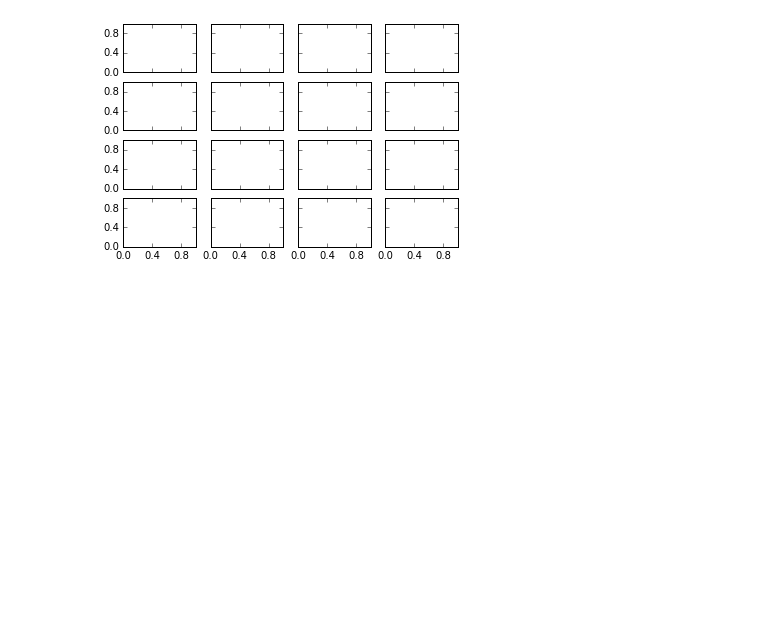
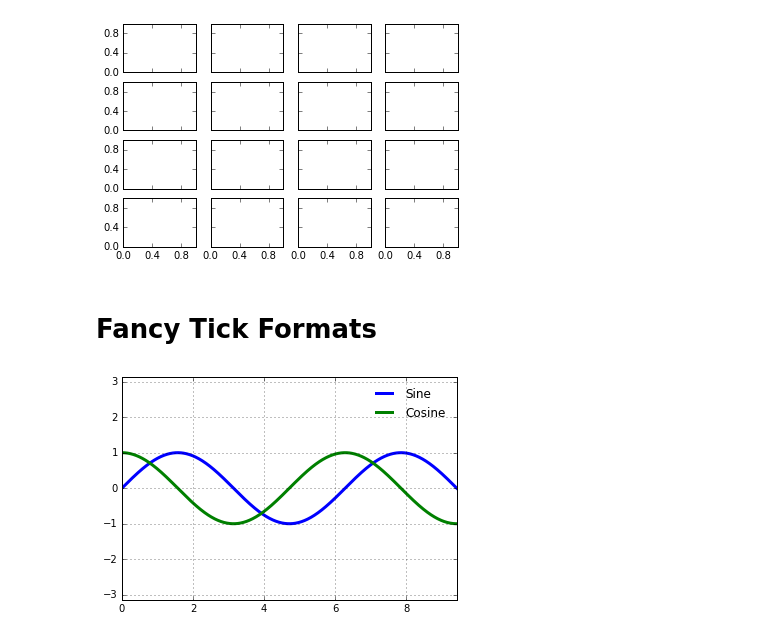
Before and after one commit to gmendozah/ucb-intro-data-science, a Jupyter notebook: Intro to Data Science/4.10 Customizing Ticks.ipynb, the cells around one changed output. Drawn from its saved outputs; the diff is of its cells as text; code cells hidden in the pictures; blank space fills up the shorter version.

Commit message:
feat: Fancy Tick Formats

```diff
--- a/Intro to Data Science/4.10 Customizing Ticks.ipynb
+++ b/Intro to Data Science/4.10 Customizing Ticks.ipynb
@@ -62,3 +62,19 @@ for axi in ax.flat:
 fig
 # %% [output]
 [figure]
+# %% [markdown]
+# Fancy Tick Formats
+# %%
+# Plot a sine and cosine curve
+fig, ax = plt.subplots()
+x = np.linspace(0, 3 * np.pi, 1000)
+ax.plot(x, np.sin(x), lw=3, label='Sine')
+ax.plot(x, np.cos(x), lw=3, label='Cosine')
+
+# Set up grid, legend, and limits
+ax.grid(True)
+ax.legend(frameon=False)
+ax.axis('equal')
+ax.set_xlim(0, 3 * np.pi);
+# %% [output]
+[figure, added]
```
Also changed, not shown: parts of 2 cells of this notebook.
